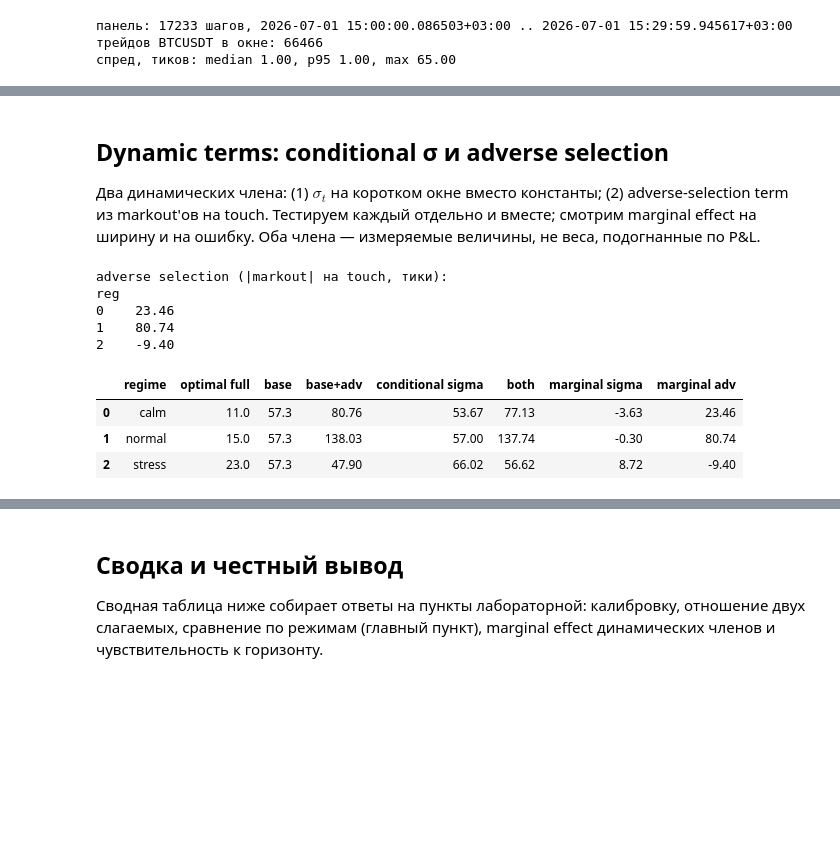
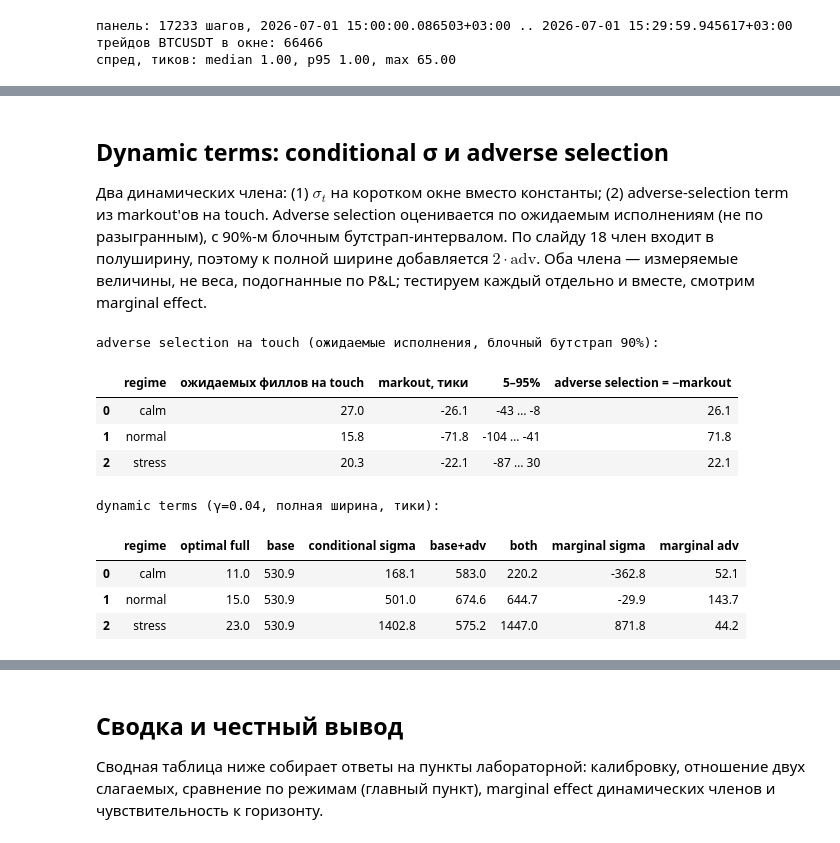
Before and after one commit to KotovBoris/hft-bootcamp, a Jupyter notebook: hw15.ipynb, the cells around one changed output, grey strips where cells are left out. Saved outputs shown, nothing was run; the diff lists cells and outputs as text; code cells hidden in the pictures; blank space fills up the shorter version.

```diff
--- a/hw15.ipynb
+++ b/hw15.ipynb
@@ -154,14 +181,18 @@ fill rate и средний markout по режиму и расстоянию:
 # %%
-cal = fills.groupby('d').filled.mean().reset_index()
-slope, intercept, r2, pval, se = st.linregress(cal.d, np.log(cal.filled))
-k_hat = -slope; A_hat = np.exp(intercept)
-print('A = %.3f, k = %.4f per tick, R² = %.3f (p=%.3g)' % (A_hat, k_hat, r2**2, pval))
-print('fill rate:', {int(d): round(float(f), 3) for d, f in zip(cal.d, cal.filled)})
+cal = fills.groupby('d').p.mean().reset_index()          # ожидаемый fill rate по расстоянию (без шума розыгрыша)
+cal = cal[cal.p > 0]
+slope, intercept, rv, pval, se = st.linregress(cal.d, np.log(cal.p))
+k_hat = -slope; A_hat = np.exp(intercept); r2 = rv**2
+print('все d:    A = %.3f, k = %.4f per tick, R² = %.3f (p=%.3g)' % (A_hat, k_hat, r2, pval))
+c2 = cal[cal.d >= 2]
+sl2, ic2, rv2, pv2, se2 = st.linregress(c2.d, np.log(c2.p))
+print('только d>=2: k = %.4f per tick, R² = %.3f (p=%.2f)  <- без точки на touch зависимость от расстояния исчезает' % (-sl2, rv2**2, pv2))
+print('fill rate:', {int(d): round(float(f), 4) for d, f in zip(cal.d, cal.p)})
 fig, ax = plt.subplots(figsize=(7, 3.2))
-ax.scatter(cal.d, cal.filled, color='#1f4e79', zorder=3, label='fill rate')
+ax.scatter(cal.d, cal.p, color='#1f4e79', zorder=3, label='fill rate (ожидаемый)')
 dd = np.linspace(1, max(DELTAS), 100)
 ax.plot(dd, A_hat*np.exp(-k_hat*dd), color='#c0504d', lw=1.2, label=r'$A e^{-k d}$ fit')
 ax.set_xlabel('distance from touch, ticks'); ax.set_ylabel('fill rate per 10 s order')
-ax.set_title('Fill rate vs distance: log-linear fit, $R^2$=%.2f' % (r2**2)); ax.legend()
+ax.set_title('Fill rate vs distance: log-linear fit, $R^2$=%.2f' % r2); ax.legend()
 plt.tight_layout(); plt.show()
 # %% [output]
@@ -248,33 +426,46 @@ stress: bootstrap argmax top=[(12, 109), (1, 103), (5, 48)], 5–95% range 1–1
 # %% [markdown]
 ## Dynamic terms: conditional σ и adverse selection
 
-Два динамических члена: (1) $\sigma_t$ на коротком окне вместо константы; (2) adverse-selection term из markout'ов на touch. Тестируем каждый отдельно и вместе; смотрим marginal effect на ширину и на ошибку. Оба члена — измеряемые величины, не веса, подогнанные по P&L.
+Два динамических члена: (1) $\sigma_t$ на коротком окне вместо константы; (2) adverse-selection term из markout'ов на touch. Adverse selection оценивается по ожидаемым исполнениям (не по разыгранным), с 90%-м блочным бутстрап-интервалом. По слайду 18 член входит в полуширину, поэтому к полной ширине добавляется $2\cdot\text{adv}$. Оба члена — измеряемые величины, не веса, подогнанные по P&L; тестируем каждый отдельно и вместе, смотрим marginal effect.
 # %%
-touch = fills[(fills.d==1) & fills.filled]
-adv = -touch.groupby('reg').markout.mean()
-print('adverse selection (|markout| на touch, тики):'); print(adv.round(2).to_string())
-dyn=[]
+# adverse selection на touch: markout, взвешенный по вероятности филла, с блочным бутстрапом по окнам
+j1 = MATS[0][3].index(1)
+adv_rows, ADV = [], {}
 for r in range(3):
-    opt_full=float(opt.loc[opt.reg==r,'opt_full'].iloc[0])
-    base=GAMMA*sig_all**2*T+struct_half
-    cond=GAMMA*sig_reg[r]**2*T+struct_half
-    base_adv=base+float(adv[r])
-    both=cond+float(adv[r])
-    dyn.append({'regime':names[r],'optimal full':opt_full,
-                'base':round(base,2),'base+adv':round(base_adv,2),
-                'conditional sigma':round(cond,2),'both':round(both,2),
-                'marginal sigma':round(cond-base,2),'marginal adv':round(base_adv-base,2)})
-display(pd.DataFrame(dyn))
+    P, PM, C, cols = MATS[r]
+    p = P[:, j1].sum(); m = PM[:, j1].sum() / p
+    rng = np.random.default_rng(2); bs = []
+    for _ in range(500):
+        idx = rng.integers(0, len(P), len(P))
+        pp = P[idx, j1].sum(); bs.append(PM[idx, j1].sum() / pp if pp > 0 else np.nan)
+    lo, hi = np.nanquantile(bs, [.05, .95])
+    ADV[r] = -m
+    adv_rows.append({'regime': names[r], 'ожидаемых филлов на touch': round(p, 1), 'markout, тики': round(m, 1), '5–95%': '%.0f … %.0f' % (lo, hi), 'adverse selection = −markout': round(-m, 1)})
+print('adverse selection на touch (ожидаемые исполнения, блочный бутстрап 90%):')
+display(pd.DataFrame(adv_rows))
+
+dyn = []
+for r in range(3):
+    opt_full = float(opt.loc[opt.reg == r, 'opt_full'].iloc[0])
+    base = GAMMA * sig_all**2 * H + struct_half
+    cond = GAMMA * sig_reg[r]**2 * H + struct_half
+    base_adv = base + 2 * float(ADV[r])           # слайд 18: half_width += adverse_selection → полная ширина +2·adv
+    both = cond + 2 * float(ADV[r])
+    dyn.append({'regime': names[r], 'optimal full': opt_full, 'base': round(base, 1), 'conditional sigma': round(cond, 1),
+                'base+adv': round(base_adv, 1), 'both': round(both, 1),
+                'marginal sigma': round(cond - base, 1), 'marginal adv': round(base_adv - base, 1)})
+print('\ndynamic terms (γ=0.04, полная ширина, тики):'); display(pd.DataFrame(dyn))
 # %% [output]
-adverse selection (|markout| на touch, тики):
-reg
-0    23.46
-1    80.74
-2    -9.40
+adverse selection на touch (ожидаемые исполнения, блочный бутстрап 90%):
-|  | regime | optimal full | base | base+adv | conditional sigma | both | marginal sigma | marginal adv |
-| 0 | calm | 11.0 | 57.3 | 80.76 | 53.67 | 77.13 | -3.63 | 23.46 |
-| 1 | normal | 15.0 | 57.3 | 138.03 | 57.00 | 137.74 | -0.30 | 80.74 |
-| 2 | stress | 23.0 | 57.3 | 47.90 | 66.02 | 56.62 | 8.72 | -9.40 |
+|  | regime | ожидаемых филлов на touch | markout, тики | 5–95% | adverse selection = −markout |
+| 0 | calm | 27.0 | -26.1 | -43 … -8 | 26.1 |
+| 1 | normal | 15.8 | -71.8 | -104 … -41 | 71.8 |
+| 2 | stress | 20.3 | -22.1 | -87 … 30 | 22.1 |
+dynamic terms (γ=0.04, полная ширина, тики):
+|  | regime | optimal full | base | conditional sigma | base+adv | both | marginal sigma | marginal adv |
+| 0 | calm | 11.0 | 530.9 | 168.1 | 583.0 | 220.2 | -362.8 | 52.1 |
+| 1 | normal | 15.0 | 530.9 | 501.0 | 674.6 | 644.7 | -29.9 | 143.7 |
+| 2 | stress | 23.0 | 530.9 | 1402.8 | 575.2 | 1447.0 | 871.8 | 44.2 |
 # %% [markdown]
 ## Чувствительность k к горизонту
 
```
Also changed, not shown: parts of 23 cells of this notebook.
